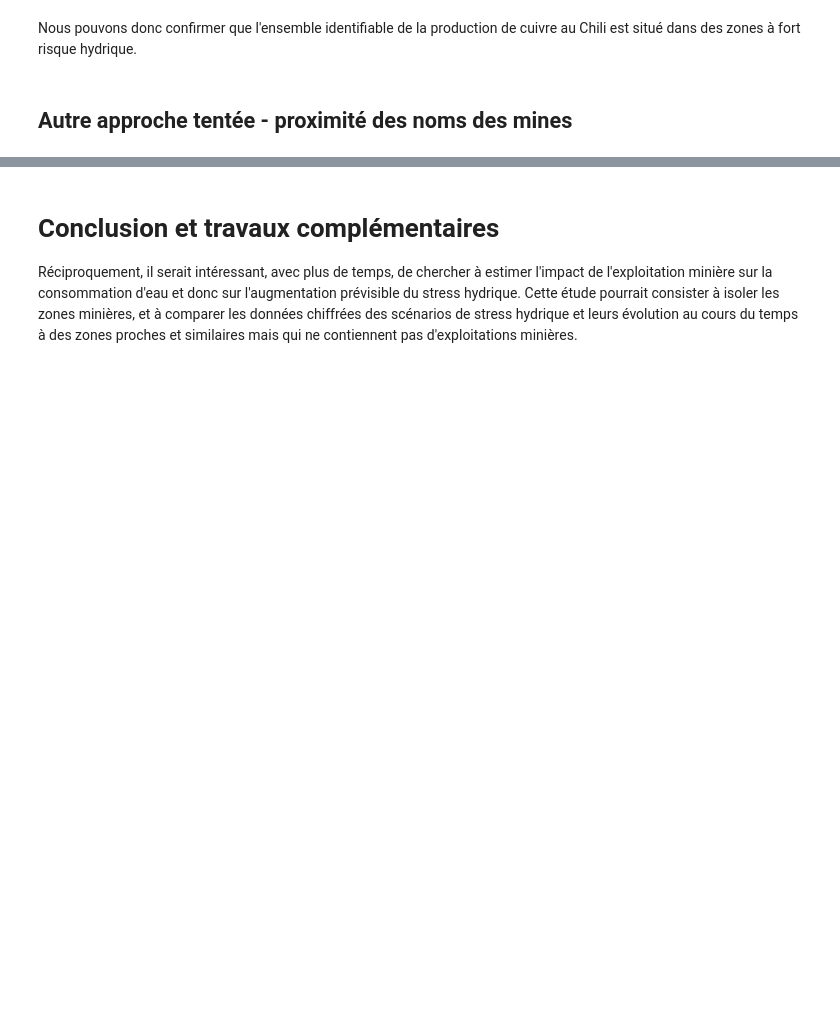
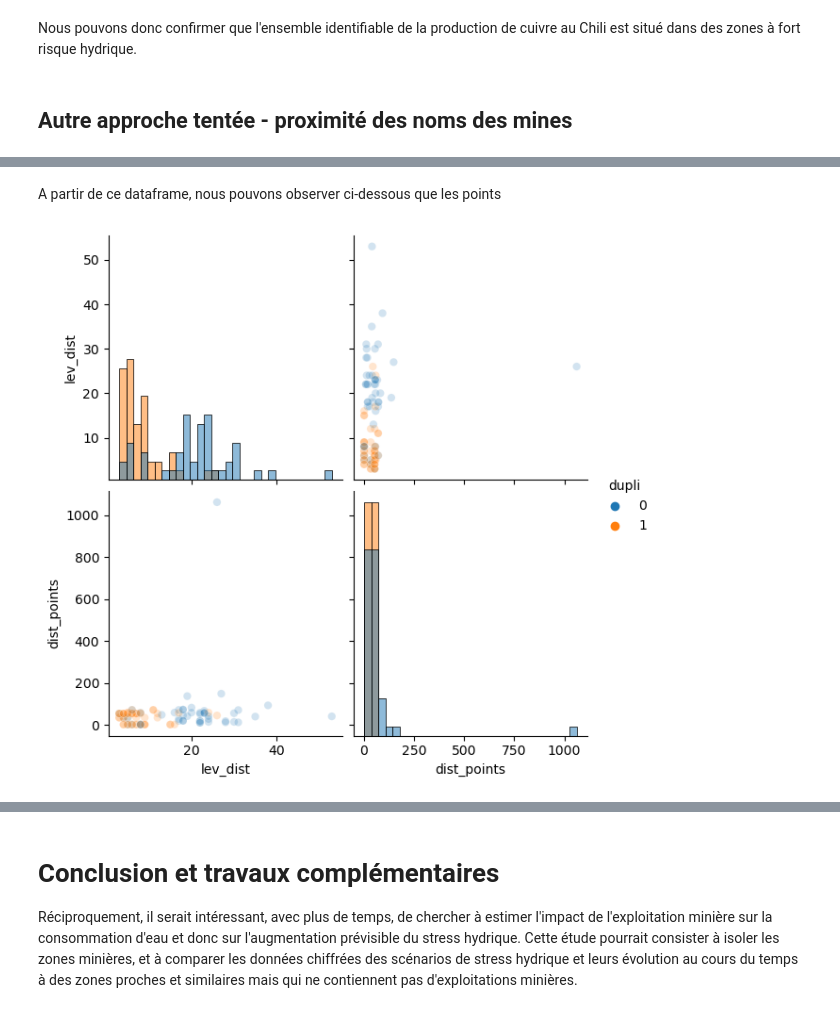
Before and after one commit to Suzie14/Mines, a Jupyter notebook: Main.ipynb, the cells around one changed output, grey strips where cells are left out. Saved outputs shown, nothing was run; the diff lists cells and outputs as text; code cells hidden in the pictures; blank space fills up the shorter version.

```diff
--- a/Main.ipynb
+++ b/Main.ipynb
@@ -221,4 +256,4 @@ clean_strings(couples_mines_zones)
 # %%
-add_columns_with_Lev_distances(clean_strings(couples_mines_zones))
+df_distances_str = add_columns_with_Lev_distances(clean_strings(points_Chile_copper))
 # %% [output]
 Requirement already satisfied: unidecode in /opt/mamba/lib/python3.10/site-packages (1.3.6)
@@ -248,0 +278,17 @@ Requirement already satisfied: rapidfuzz<3.0.0,>=2.3.0 in /opt/mamba/lib/python3
+# %% [markdown]
+A partir de ce dataframe, nous pouvons observer ci-dessous que les points
+# %%
+import seaborn as sns
+
+columns = ["lev_dist", "dist_points"]
+_ = sns.pairplot(
+    data=df_distances_str,
+    vars=columns,
+    hue='dupli',
+    plot_kws={"alpha": 0.2},
+    height=3,
+    diag_kind="hist",
+    diag_kws={"bins": 30},
+)
+# %% [output]
+[figure, added]
```
Also changed, not shown: parts of 12 cells of this notebook, 1 other file.
